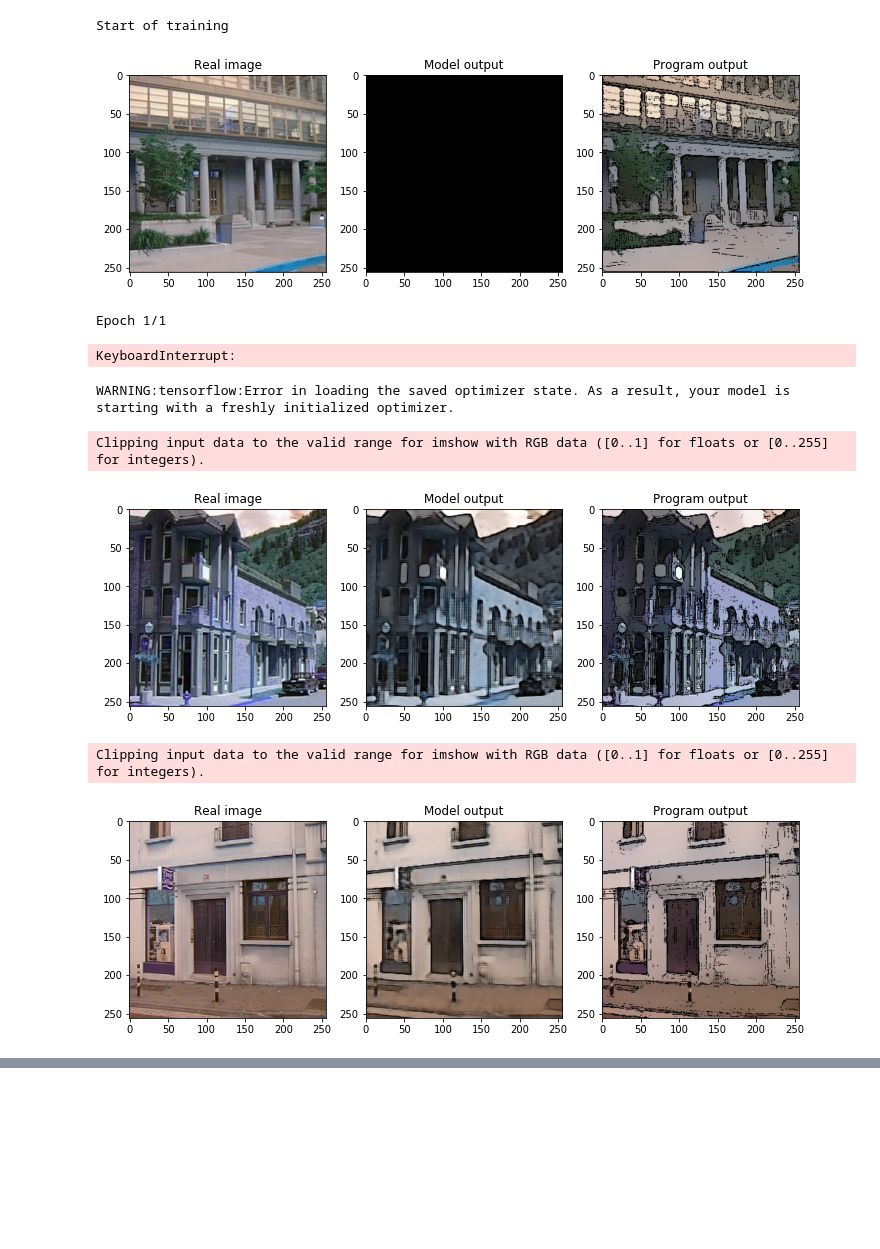
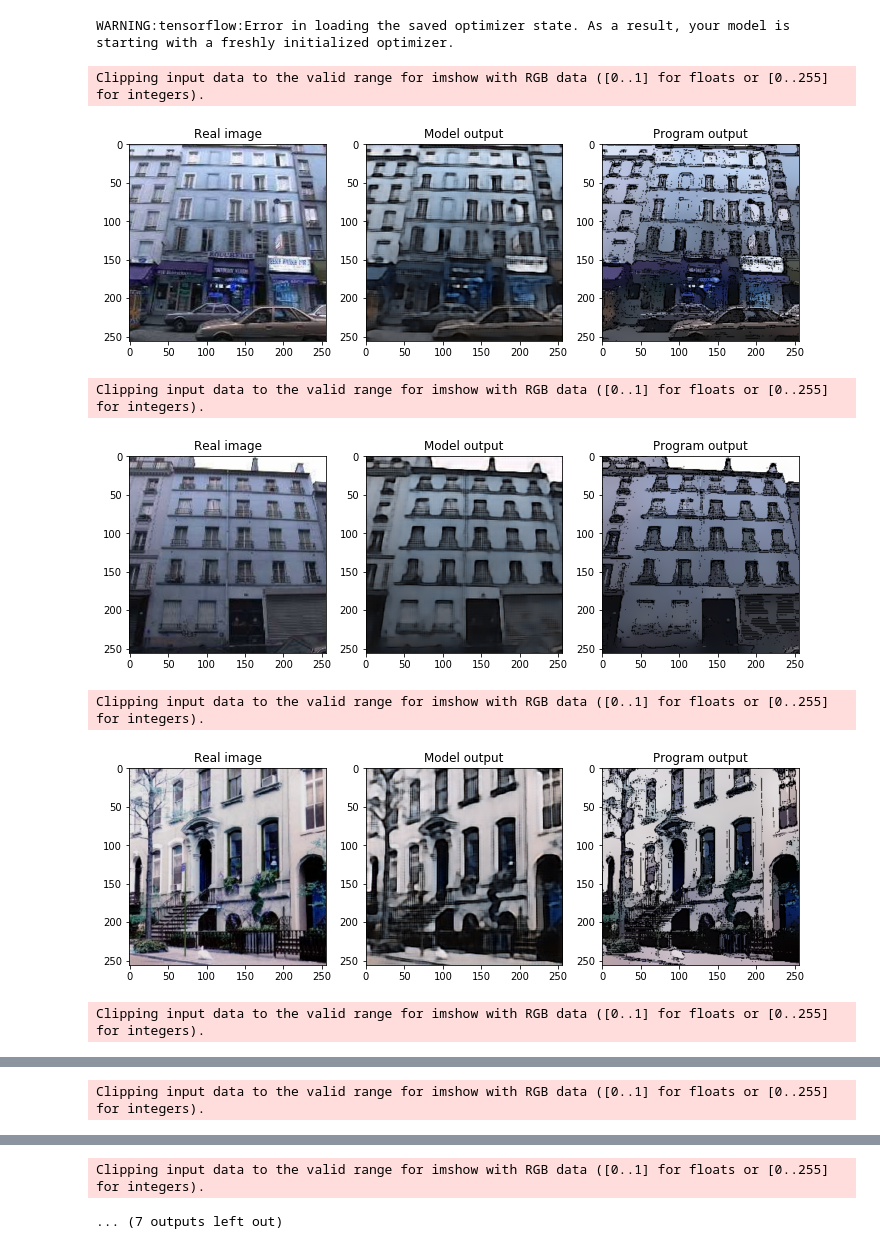
Before and after one commit to vorzawk/nnCartoonifier, a Jupyter notebook: deepCartoonifier.ipynb, the cells around one changed output, grey strips where cells are left out. Saved outputs shown, nothing was run; the diff lists cells and outputs as text; code cells hidden in the pictures; blank space fills up the shorter version.

Commit message:
separate pickle files created for training and test data, model performance evaluated for random image from the Internet!

```diff
--- a/deepCartoonifier.ipynb
+++ b/deepCartoonifier.ipynb
@@ -53,10 +53,14 @@ _________________________________________________________________
 # %%
 # Import the dataset
 import pickle
-with open('dataset', 'rb') as file:
+with open('train_data', 'rb') as file:
     train_images, train_outputs = pickle.load(file)
 print('Dataset dimensions', train_images.shape, train_outputs.shape)
+with open('test_data', 'rb') as file:
+    test_images, test_outputs = pickle.load(file)
 # Normalize the pixel values
 train_images = train_images.astype('float32') / 255
 train_outputs = train_outputs.astype('float32') / 255
+test_images = test_images.astype('float32') / 255
+test_outputs = test_outputs.astype('float32') / 255
 # %% [output]
@@ -77,24 +81,27 @@ def evaluate(trained_model, real_image, expected_image):
     axarr[2].set_title('Program output')
     plt.show()
 # %%
-# Train the model for 50 epochs with all the images in the dataset except
-# the last 2
-model.fit(train_images[:-2], train_outputs[:-2], epochs=50, batch_size=16)
-model.save('trained_model')
+# Train the model for 50 epochs with all the images in the
+# training dataset
+from tensorflow.python.client import device_lib
+local_device_protos = device_lib.list_local_devices()
+gpu_list = [x.name for x in local_device_protos if x.device_type == 'GPU']
+if len(gpu_list) > 0:
+    # Don't try to train the model if no gpus are available
+    model.fit(train_images, train_outputs, epochs=50, batch_size=16)
+    model.save('trained_model')
-# %% [output]
-Start of training
-[figure, removed]
-Epoch 1/1
-KeyboardInterrupt:
 # %%
 # Train the model on a gpu and load the trained model
 from tensorflow.python.keras.models import load_model
 trained_model = load_model('trained_model')
-evaluate(trained_model, train_images[-2], train_outputs[-2])
-evaluate(trained_model, train_images[-1], train_outputs[-1])
+for image, output in zip(test_images, test_outputs):
+    evaluate(trained_model, image, output)
 # %% [output]
 WARNING:tensorflow:Error in loading the saved optimizer state. As a result, your model is starting with a freshly initialized optimizer.
 Clipping input data to the valid range for imshow with RGB data ([0..1] for floats or [0..255] for integers).
-[figure, old version]
+[figure, new version]
 Clipping input data to the valid range for imshow with RGB data ([0..1] for floats or [0..255] for integers).
-[figure, old version]
+[figure, new version]
+Clipping input data to the valid range for imshow with RGB data ([0..1] for floats or [0..255] for integers).
+[figure, added]
+Clipping input data to the valid range for imshow with RGB data ([0..1] for floats or [0..255] for integers).
@@ -100,0 +109 @@ Clipping input data to the valid range for imshow with RGB data ([0..1] for floa
+Clipping input data to the valid range for imshow with RGB data ([0..1] for floats or [0..255] for integers).
@@ -100,0 +111,2 @@ Clipping input data to the valid range for imshow with RGB data ([0..1] for floa
+Clipping input data to the valid range for imshow with RGB data ([0..1] for floats or [0..255] for integers).
+... (7 outputs left out)
```
Also changed, not shown: parts of 4 cells of this notebook, 19 other files.
